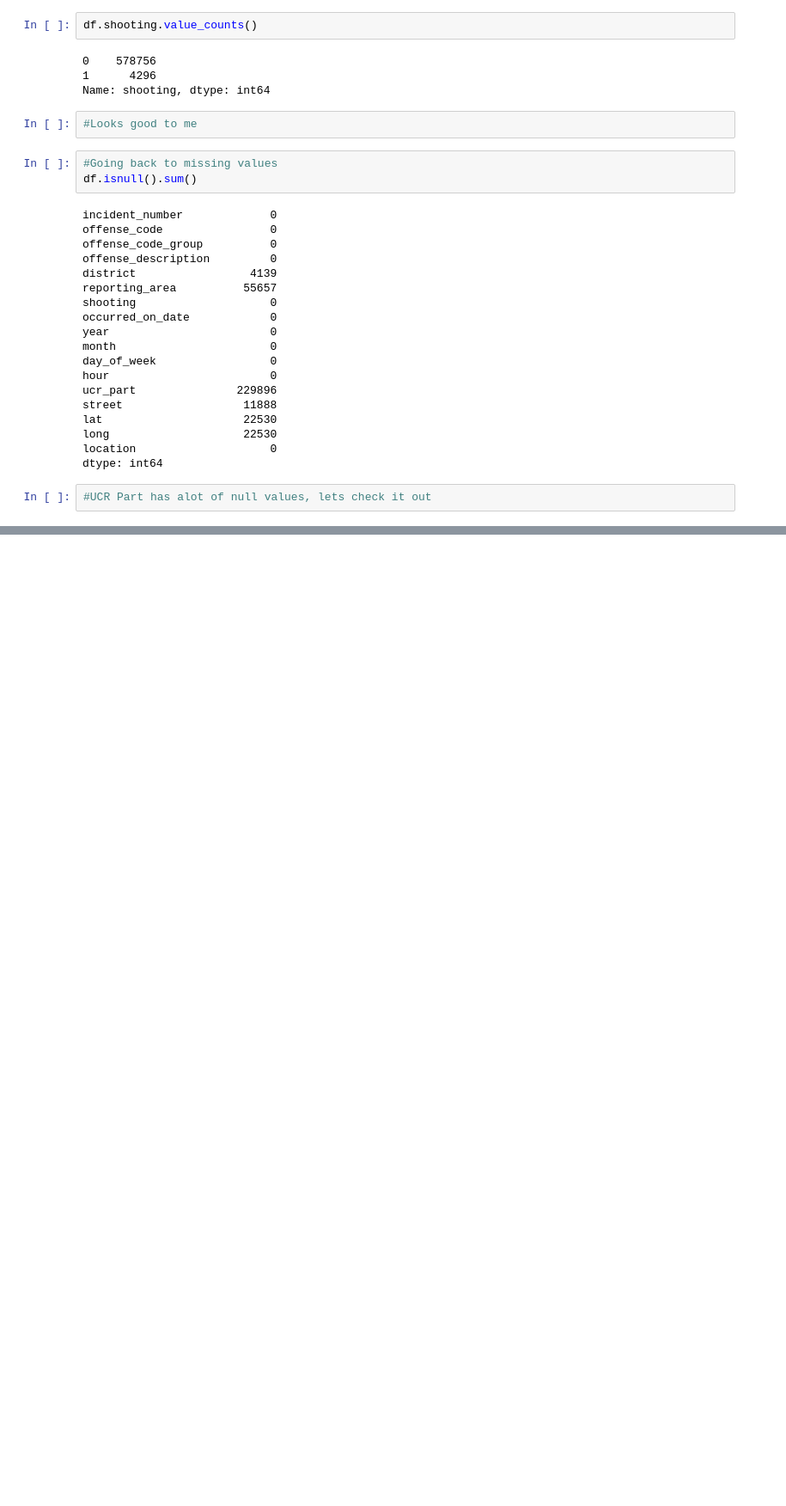
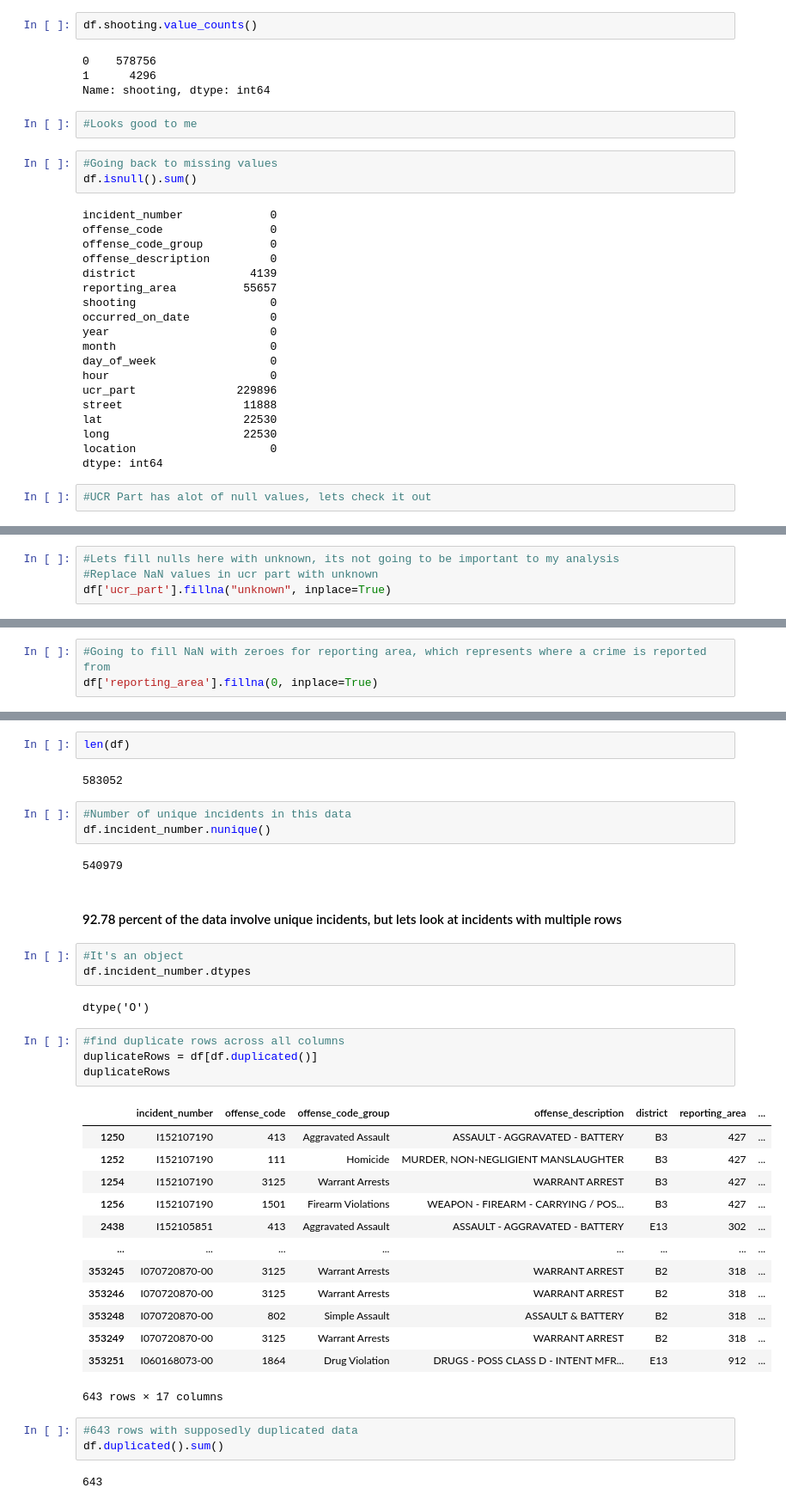
Before and after one commit to cristinalucin/boston-crime-data-project, a Jupyter notebook: Project Notebook.ipynb, the cells around one changed output, grey strips where cells are left out. Shown: that part at 86% size. Drawn from its saved outputs; the diff is of its cells as text; blank space fills up the shorter version.

```diff
--- a/Project Notebook.ipynb
+++ b/Project Notebook.ipynb
@@ -278,0 +287,4 @@ dtype: int64
+# %%
+#Lets fill nulls here with unknown, its not going to be important to my analysis
+#Replace NaN values in ucr part with unknown
+df['ucr_part'].fillna("unknown", inplace=True)
@@ -278,0 +340,3 @@ dtype: int64
+# %%
+#Going to fill NaN with zeroes for reporting area, which represents where a crime is reported from
+df['reporting_area'].fillna(0, inplace=True)
@@ -278,0 +369,39 @@ dtype: int64
+# %%
+len(df)
+# %% [output]
+583052
+# %%
+#Number of unique incidents in this data
+df.incident_number.nunique()
+# %% [output]
+540979
+# %% [markdown]
+#### 92.78 percent of the data involve unique incidents, but lets look at incidents with multiple rows
+# %%
+#It's an object
+df.incident_number.dtypes
+# %% [output]
+dtype('O')
+# %%
+#find duplicate rows across all columns
+duplicateRows = df[df.duplicated()]
+duplicateRows
+# %% [output]
+|  | incident_number | offense_code | offense_code_group | offense_description | district | reporting_area | ... |
+| 1250 | I152107190 | 413 | Aggravated Assault | ASSAULT - AGGRAVATED - BATTERY | B3 | 427 | ... |
+| 1252 | I152107190 | 111 | Homicide | MURDER, NON-NEGLIGIENT MANSLAUGHTER | B3 | 427 | ... |
+| 1254 | I152107190 | 3125 | Warrant Arrests | WARRANT ARREST | B3 | 427 | ... |
+| 1256 | I152107190 | 1501 | Firearm Violations | WEAPON - FIREARM - CARRYING / POS... | B3 | 427 | ... |
+| 2438 | I152105851 | 413 | Aggravated Assault | ASSAULT - AGGRAVATED - BATTERY | E13 | 302 | ... |
+| ... | ... | ... | ... | ... | ... | ... | ... |
+| 353245 | I070720870-00 | 3125 | Warrant Arrests | WARRANT ARREST | B2 | 318 | ... |
+| 353246 | I070720870-00 | 3125 | Warrant Arrests | WARRANT ARREST | B2 | 318 | ... |
+| 353248 | I070720870-00 | 802 | Simple Assault | ASSAULT & BATTERY | B2 | 318 | ... |
+| 353249 | I070720870-00 | 3125 | Warrant Arrests | WARRANT ARREST | B2 | 318 | ... |
+| 353251 | I060168073-00 | 1864 | Drug Violation | DRUGS - POSS CLASS D - INTENT MFR... | E13 | 912 | ... |
+643 rows × 17 columns
+# %%
+#643 rows with supposedly duplicated data
+df.duplicated().sum()
+# %% [output]
+643
```
Also changed, not shown: parts of 17 cells of this notebook.
